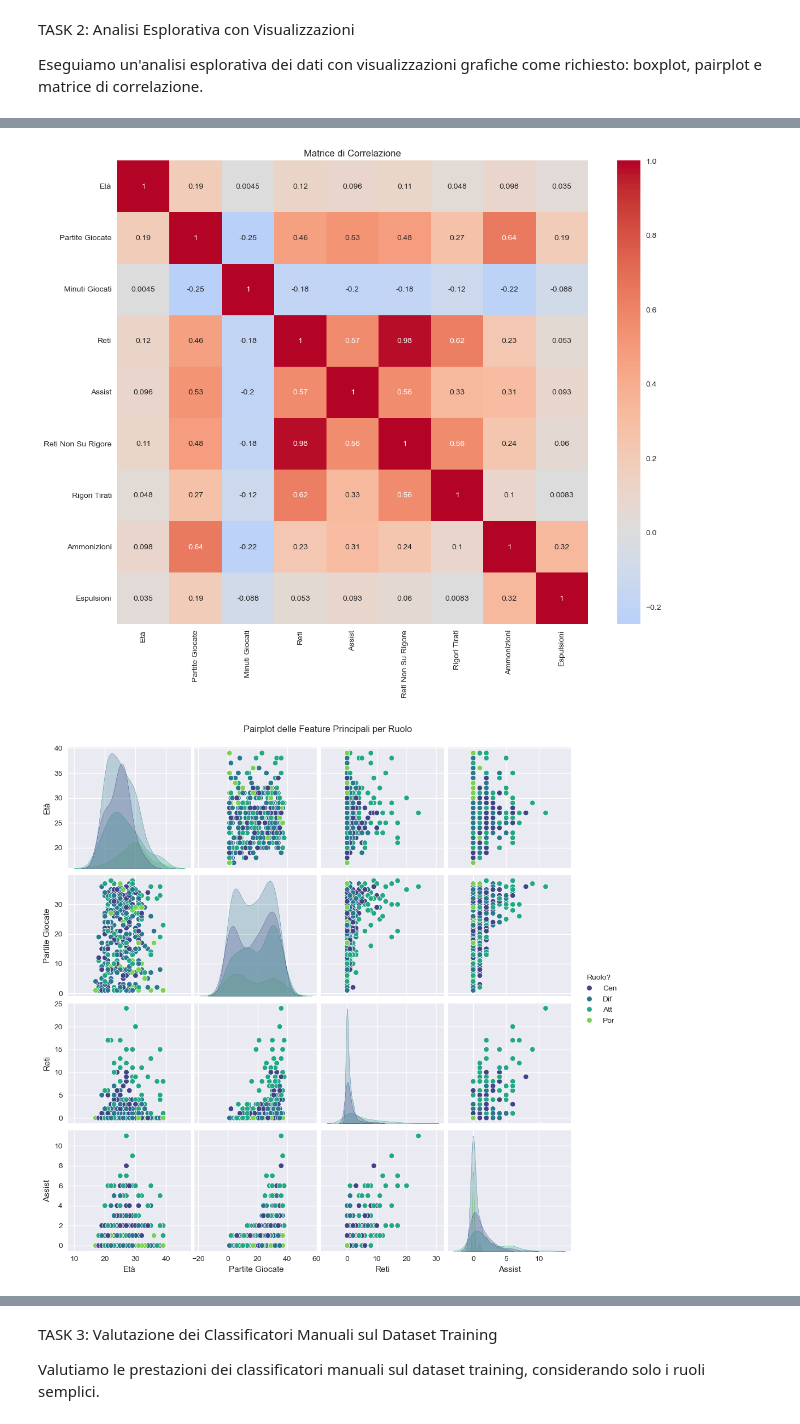
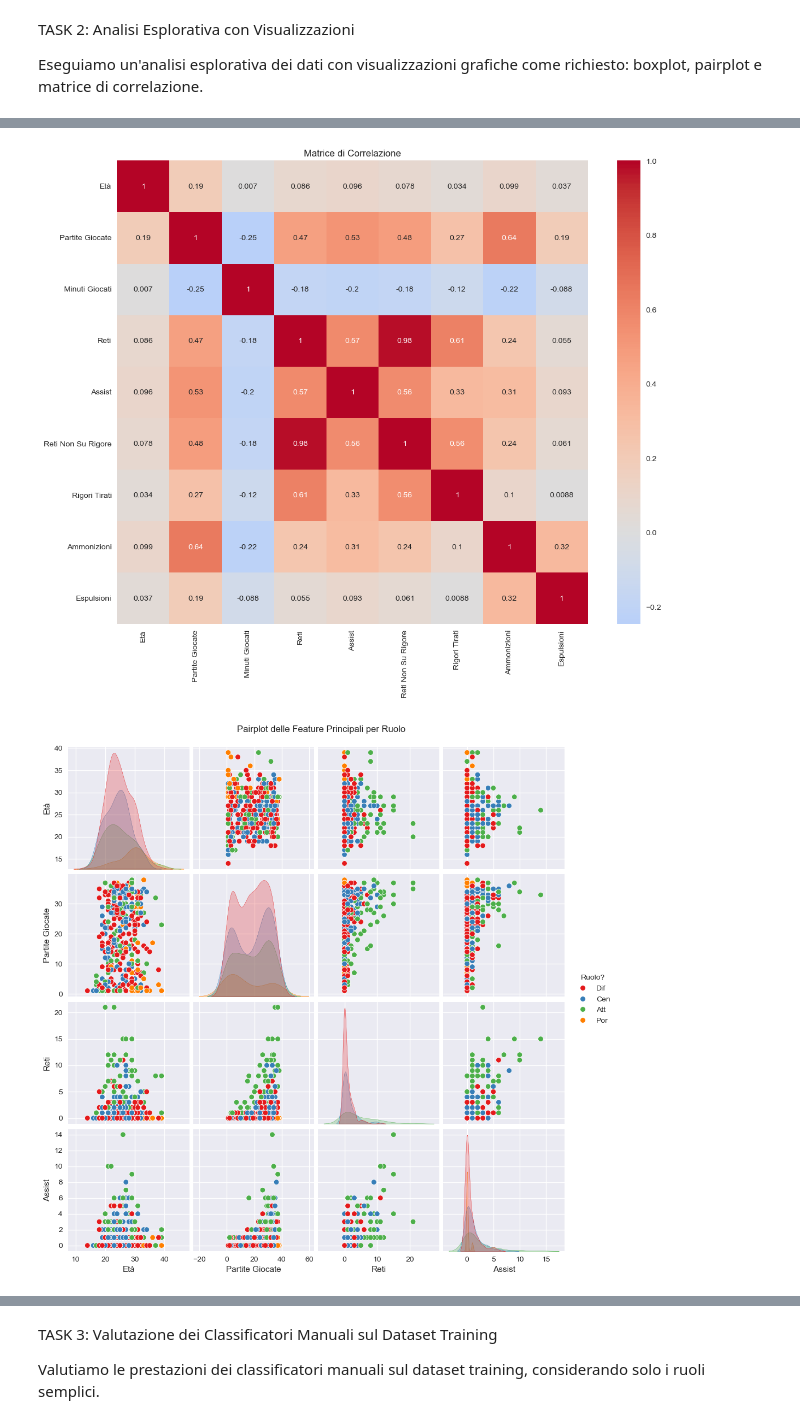
Before and after one commit to Samuele223/machine-Learning, a Jupyter notebook: proj1.ipynb, the cells around one changed output, grey strips where cells are left out. Drawn from its saved outputs; the diff is of its cells as text; code cells hidden in the pictures.

```diff
--- a/proj1.ipynb
+++ b/proj1.ipynb
@@ -310,8 +316,11 @@ print(training_df.head())
 # Pulizia dei dati
 training_clean = training_df.copy()
 
-# Rimuoviamo "Cantante" da Ruolo
-training_clean = training_clean[training_clean['Ruolo?'] != 'Cantante']
+# Definisci le quattro classi che vuoi tenere
+ruoli_valori = ['Att', 'Cen', 'Dif', 'Por']
+
+# Tieni solo le righe con uno di questi valori toglie anche i multi valori
+training_clean = training_clean[training_clean['Ruolo?'].isin(ruoli_valori)].copy()
 
 # Correggiamo valori non numerici
 training_clean['Minuti Giocati'] = training_clean['Minuti Giocati'].replace('?', np.nan)
@@ -321,7 +330,7 @@ training_clean['Espulsioni'] = training_clean['Espulsioni'].replace('McFratm', n
 training_clean['Espulsioni'] = pd.to_numeric(training_clean['Espulsioni'], errors='coerce')
 
 # Rimuoviamo outliers estremi (es. età = 1000)
-training_clean = training_clean[training_clean['Età'] < 100]
+training_clean = training_clean[training_clean['Età'] < 60]
 
 # Rimuoviamo righe con valori mancanti
 training_clean = training_clean.dropna()
@@ -360,6 +369,15 @@ TASK 2: Analisi Esplorativa con Visualizzazioni
 Eseguiamo un'analisi esplorativa dei dati con visualizzazioni grafiche come richiesto: boxplot, pairplot e matrice di correlazione.
 # %%
 # Statistiche descrittive delle feature numeriche
+distinct_palette = [
+    "#E41A1C",  # Rosso
+    "#377EB8",  # Blu
+    "#4DAF4A",  # Verde
+    "#FF7F00",  # Arancione
+    "#984EA3",  # Viola
+    "#FFFF33",  # Giallo
+]
+
 numeric_features = ['Età', 'Partite Giocate', 'Minuti Giocati', 'Reti', 'Assist',
                    'Reti Non Su Rigore', 'Rigori Tirati', 'Ammonizioni', 'Espulsioni']
 
@@ -396,7 +414,7 @@ training_simple = training_sample[training_sample['Ruolo?'].isin(simple_roles)]
 
 # Pairplot delle principali feature
 main_cols = ['Età', 'Partite Giocate', 'Reti', 'Assist', 'Ruolo?']
-sns.pairplot(training_simple[main_cols], hue='Ruolo?', palette='viridis')
+sns.pairplot(training_simple[main_cols], hue='Ruolo?', palette=distinct_palette)
 plt.suptitle('Pairplot delle Feature Principali per Ruolo', y=1.02)
 plt.show()
 
@@ -427,11 +445,11 @@ std              2.763208       1.487567     2.771147     0.354473
 min              0.000000       0.000000     0.000000     0.000000
 25%              0.000000       0.000000     0.000000     0.000000
 50%              0.000000       0.000000     2.000000     0.000000
 75%              2.000000       0.000000     4.000000     0.000000
 max             26.000000      21.000000    16.000000     3.000000
 [figure]
 [figure]
-[figure, old version]
+[figure, new version]
 [figure]
 # %% [markdown]
 TASK 3: Valutazione dei Classificatori Manuali sul Dataset Training
```
Also changed, not shown: parts of 7 cells of this notebook.
